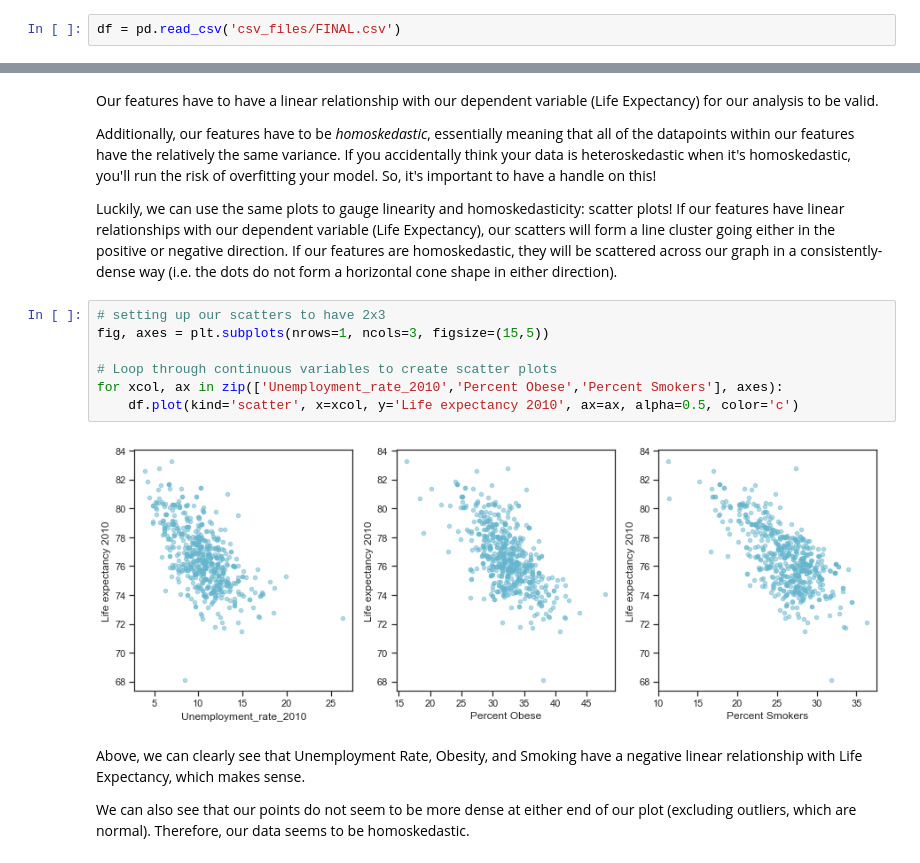
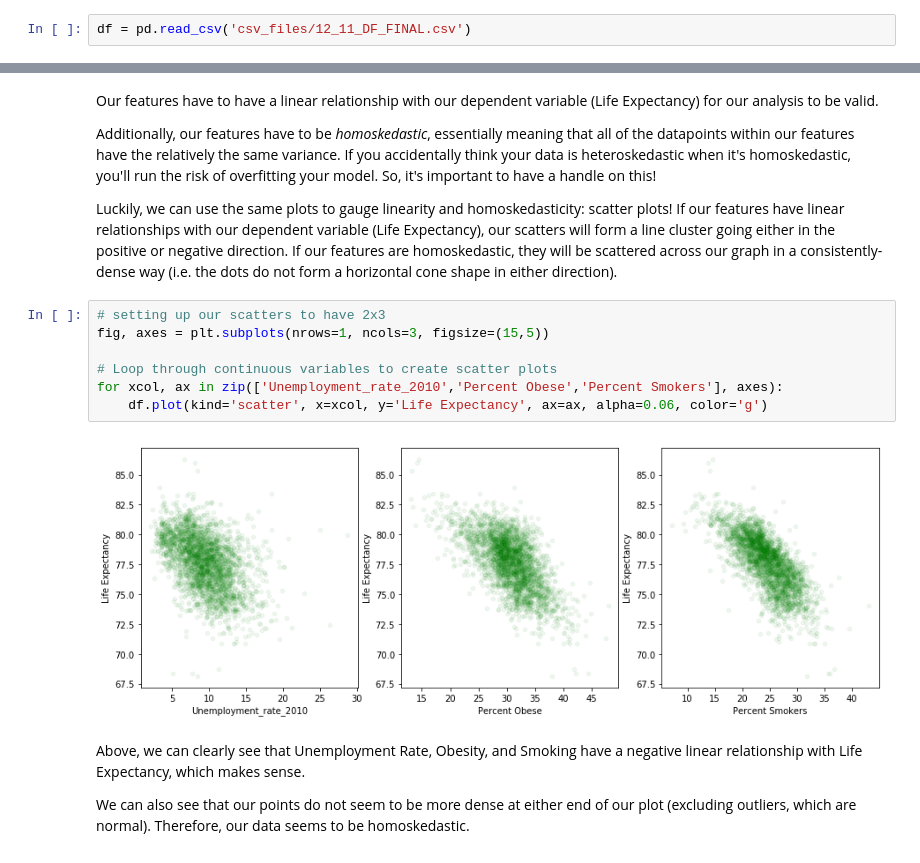
Before and after one commit to aulorbe/Life-Expectancy-In-The-US, a Jupyter notebook: EDA_initial.ipynb, the cells around one changed output, grey strips where cells are left out. Saved outputs shown, nothing was run; the diff lists cells and outputs as text.

```diff
--- a/EDA_initial.ipynb
+++ b/EDA_initial.ipynb
@@ -19,5 +19,5 @@ from matplotlib.axes import Subplot as splt
 # %% [markdown]
 ## FINAL DATAFRAME
 # %%
-df = pd.read_csv('csv_files/FINAL.csv')
+df = pd.read_csv('csv_files/12_11_DF_FINAL.csv')
 # %%
@@ -104,12 +104,12 @@ Luckily, we can use the same plots to gauge linearity and homoskedasticity: scat
 # %%
 # setting up our scatters to have 2x3
 fig, axes = plt.subplots(nrows=1, ncols=3, figsize=(15,5))
 
 # Loop through continuous variables to create scatter plots
 for xcol, ax in zip(['Unemployment_rate_2010','Percent Obese','Percent Smokers'], axes):
-    df.plot(kind='scatter', x=xcol, y='Life expectancy 2010', ax=ax, alpha=0.5, color='c')
+    df.plot(kind='scatter', x=xcol, y='Life Expectancy', ax=ax, alpha=0.06, color='g')
 # %% [output]
-[figure, old version]
+[figure, new version]
 # %% [markdown]
 Above, we can clearly see that Unemployment Rate, Obesity, and Smoking have a negative linear relationship with Life Expectancy, which makes sense.
 
```
Also changed, not shown: parts of 25 cells of this notebook.
